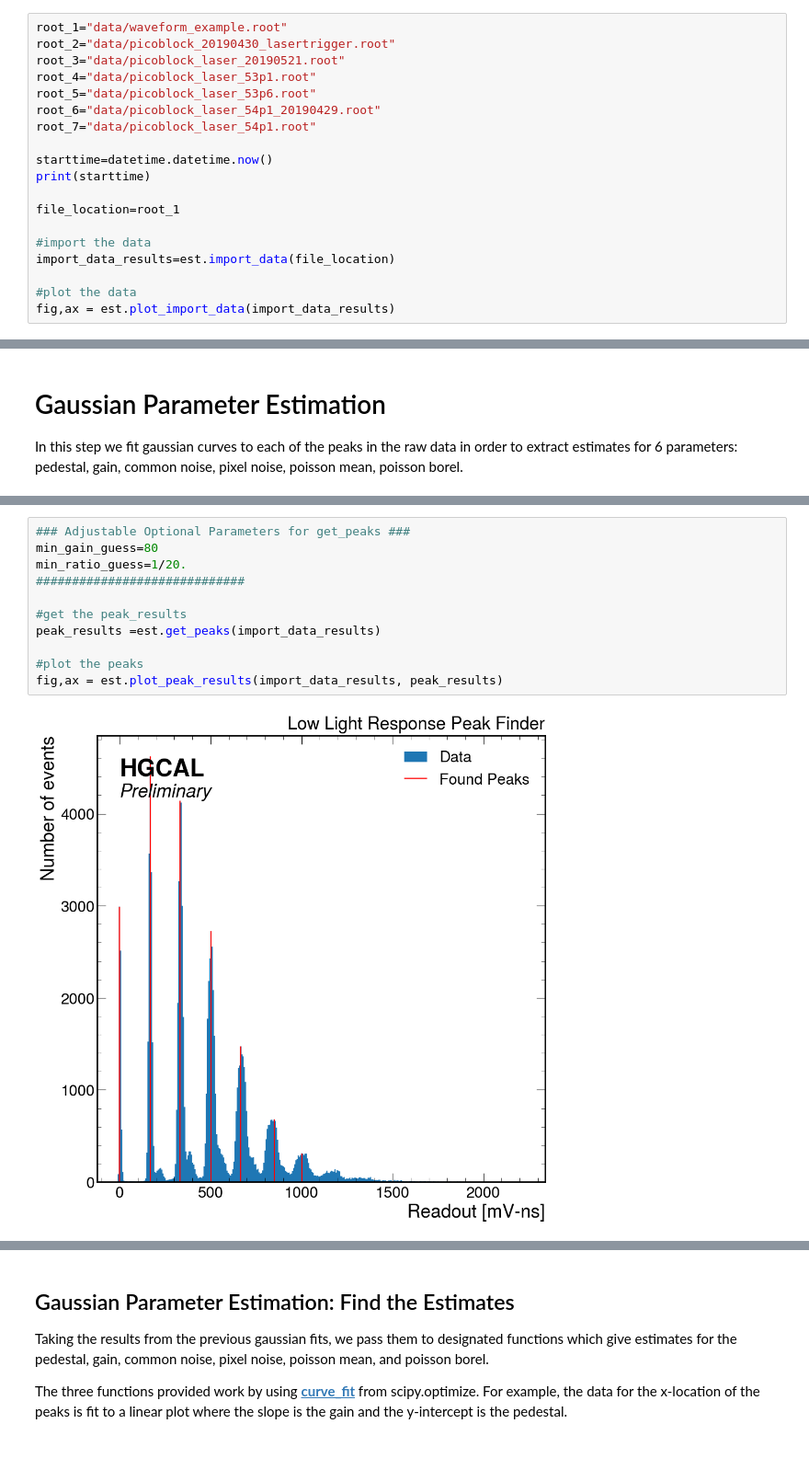
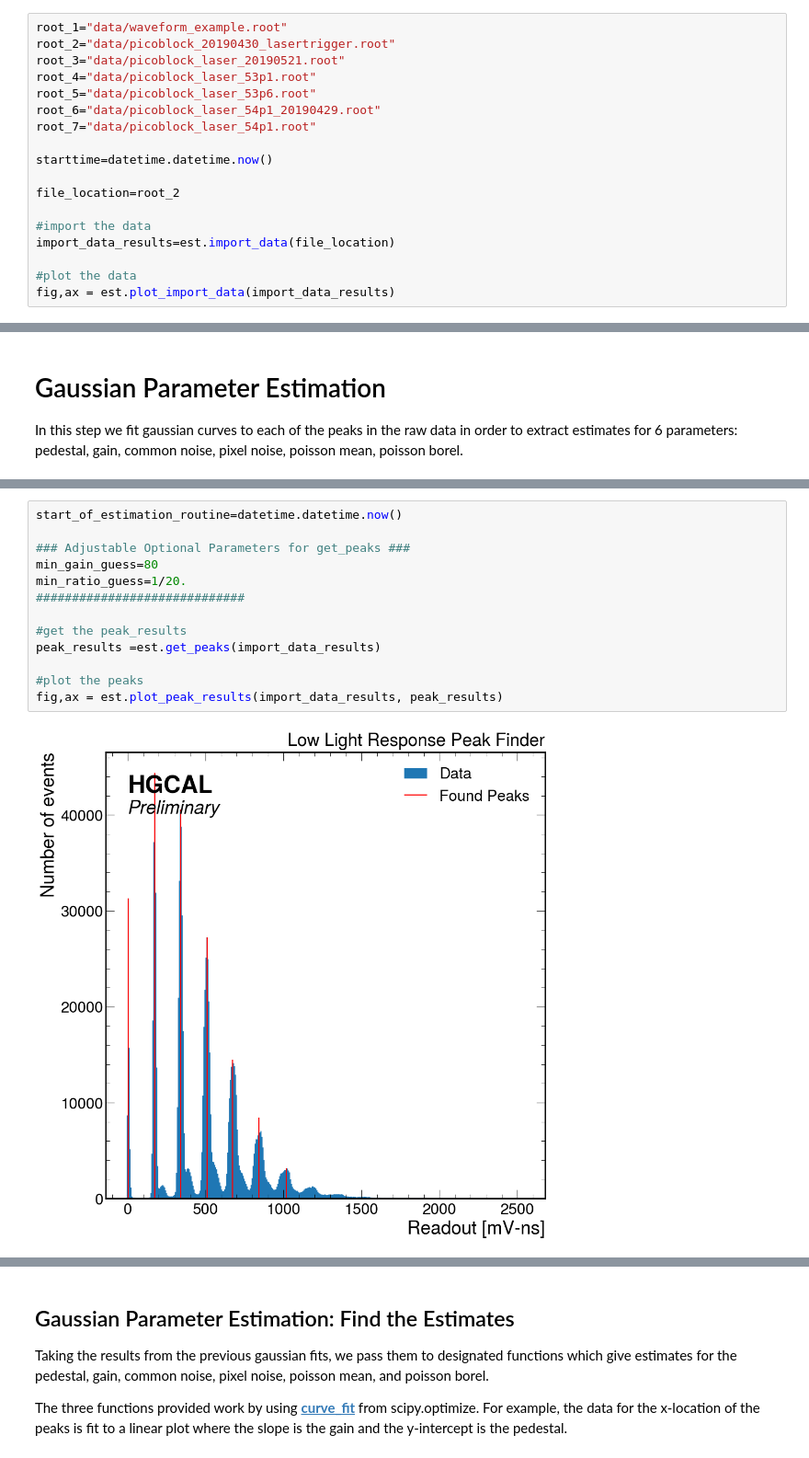
Before and after one commit to UMDCMS/sipmanalyze, a Jupyter notebook: notebooks/low_light_response.ipynb, the cells around one changed output, grey strips where cells are left out. Shown at 92% size. Cells and saved outputs as stored; diff of their text form.

```diff
--- a/notebooks/low_light_response.ipynb
+++ b/notebooks/low_light_response.ipynb
@@ -54,9 +42,8 @@ root_6="data/picoblock_laser_54p1_20190429.root"
 root_7="data/picoblock_laser_54p1.root"
 
 starttime=datetime.datetime.now()
-print(starttime)
 
-file_location=root_1
+file_location=root_2
 
 #import the data
 import_data_results=est.import_data(file_location)
@@ -81,18 +69,20 @@ Optional: <br>
 _min_gain_guess_: the minimum gain expected in the data <br>
 _min_ratio_guess_: the minimum height allowed for a peak as a fraction of the tallest peak
 # %%
+start_of_estimation_routine=datetime.datetime.now()
+
 ### Adjustable Optional Parameters for get_peaks ###
 min_gain_guess=80
 min_ratio_guess=1/20.
 #############################
 
 #get the peak_results
 peak_results =est.get_peaks(import_data_results)
 
 #plot the peaks
 fig,ax = est.plot_peak_results(import_data_results, peak_results)
 # %% [output]
-[figure, old version]
+[figure, new version]
 # %% [markdown]
 ## Gaussian Paramter Estimation: Fit Gaussian Curves
 Here we take the peaks found in the previous step and fit simple gaussian curves to each of them. This is done by passing some of the histogram data centered around each peak to __[curve_fit](https://docs.scipy.org/doc/scipy/reference/generated/scipy.optimize.curve_fit.html)__ from scipy.optimize.
```
Also changed, not shown: parts of 15 cells of this notebook, 1 other file.
